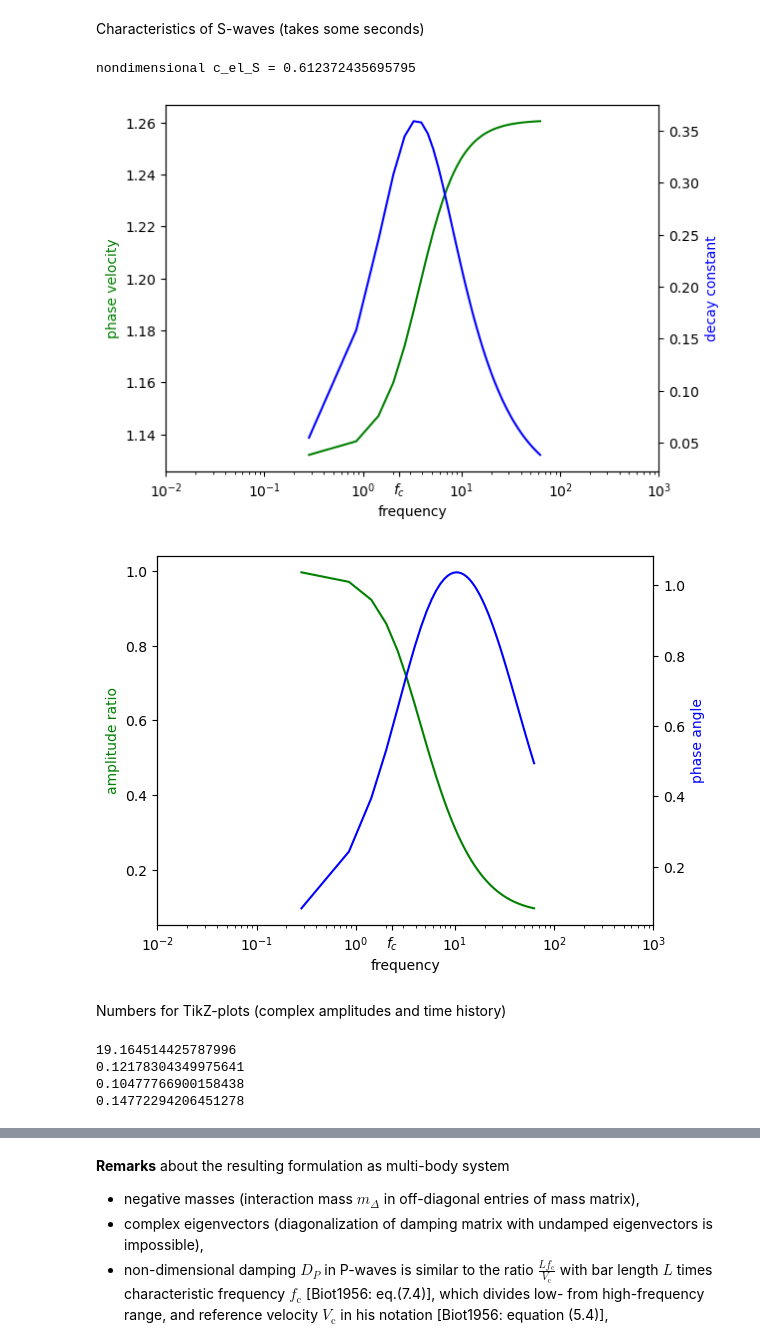
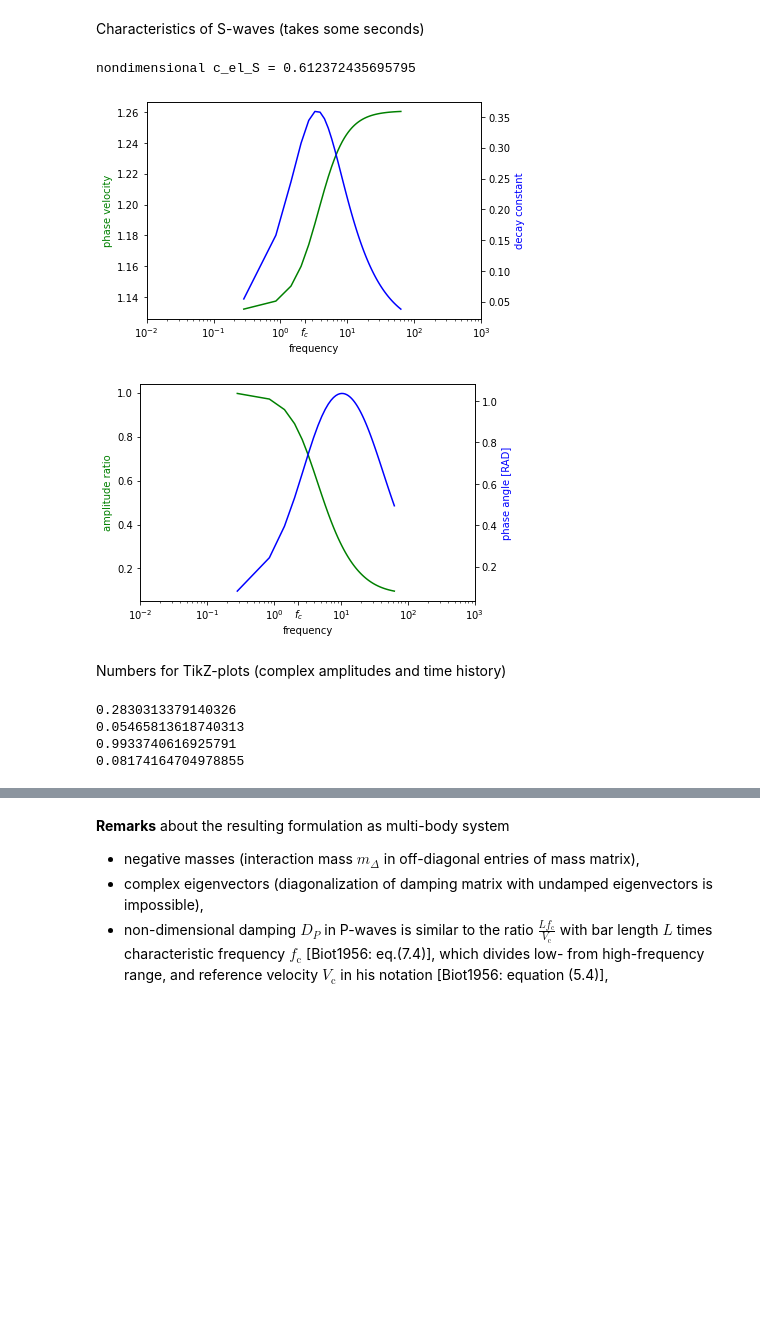
Before and after one commit to nagelt/soil_dynamics, a Jupyter notebook: extra_biot_oscillations.ipynb, the cells around one changed output, grey strips where cells are left out. Cells and saved outputs as stored; diff of their text form; code cells hidden in the pictures; blank space fills up the shorter version.

```diff
--- a/extra_biot_oscillations.ipynb
+++ b/extra_biot_oscillations.ipynb
@@ -74,6 +74,7 @@ Lists to substitute numerical values into analytic expressions
 # %%
 continuum_num = [(L, L_num),
                  (n, n_num),
+                 (alpha,   alpha_num),
                  (G, G_num),
                  (m_v, m_v_num),
                  (S, S_num),
@@ -99,7 +101,7 @@ display(continuum_num)
 RHO_num = float((rho_s/rho_f).subs(continuum_num).evalf())
 M_num = float((m_v/S).subs(continuum_num).evalf())
 D_S_num = float((L*n*mu/(kappa*(G*rho_s)**(1/2))).subs(continuum_num).evalf())
-D_P_num = float((L*sp.sqrt(m_v*rho_s)*n*mu/(kappa*rho_f)).subs(continuum_num).evalf())
+D_P_num = float((L*n*mu*sp.sqrt(m_v*rho_s)/(kappa*rho_s)).subs(continuum_num).evalf())
 
 nondim_num = [(I_11, I_11_num),
               (I_12, I_12_num),
@@ -169,7 +171,7 @@ Conversion between multi-body and non-dimensional continuum parameters
 # %%
 mbs2nondim_S = [(m_1,     I_11*(n/RHO)*(1+tau)),
                 (m_2,     I_22*((1-n)+n*tau/RHO)),
-                (m_Delta, I_12*tau*n/RHO),
+                (m_Delta, I_12*n*tau/RHO),
                 (d_Delta, I_12*n*D_S),
                 (c_2,     I_22*(sp.pi*(1/2+k))**2)]
 
@@ -350,7 +352,7 @@ phi = np.zeros(Nk)   # phase angle
 
 for k in range(Nk):
     mbs2nondim_Sk = [(m_1, I_11*(n/RHO)*(1+tau)),
-              (m_2, I_22*((1-n)+n*tau/RHO)),
+              (m_2, I_22*(1-n+n*tau/RHO)),
               (m_Delta, I_12*tau*n/RHO),
               (d_Delta, I_12*n*D_S),
               (c_2, I_22*(sp.pi*(1/2+k))**2)]
@@ -387,42 +389,42 @@ for k in range(Nk):
 # %%
 fig1, ax1 = plt.subplots()
 ax2 = ax1.twinx()
 ax1.semilogx(f, c, 'g')
 ax2.semilogx(f, np.abs(d)/f, 'b')
 ax1.set_xlabel('frequency');
 ax1.set_xticks(list(ax1.get_xticks()) + [f_critical_num], list(ax1.get_xticklabels()) + ['$f_c$'])   # with extra tick
 ax1.set_ylabel('phase velocity', color='g');
 ax2.set_ylabel('decay constant', color='b');
 #tikzplotlib.save("s_wave_eigenvalue.tex", axis_height = '\\figH', axis_width = '\\figW')
 
 print("nondimensional c_el_S = {}".format(c_el_S_num/c_el_P_num))
 
 fig2, ax3 = plt.subplots()
 ax4 = ax3.twinx()
 ax3.semilogx(f, AR, 'g')
 ax4.semilogx(f, phi, 'b')
 ax3.set_xlabel('frequency');
 ax3.set_xticks(list(ax3.get_xticks()) + [f_critical_num], list(ax3.get_xticklabels()) + ['$f_c$'])   # with extra tick
 ax3.set_ylabel('amplitude ratio', color='g');
-ax4.set_ylabel('phase angle', color='b');
+ax4.set_ylabel('phase angle [RAD]', color='b');
 #tikzplotlib.save("s_wave_eigenvector.tex", axis_height = '\\figH', axis_width = '\\figW')
 # %% [output]
 nondimensional c_el_S = 0.612372435695795
-[figure, old version]
+[figure, new version]
-[figure, old version]
+[figure, new version]
 # %% [markdown]
 Numbers for TikZ-plots (complex amplitudes and time history)
 # %%
-k = 30   # 0, 3, 30
+k = 0   # 0, 3, 30
 print(f[k])
 print(-d[k]/f[k])   # delta, with time axis scaled to period
 print(AR[k]*np.cos(phi[k])) # u_fluid, real part, with u_solid = 1
 print(AR[k]*np.sin(phi[k])) # u_fluid, imaginary part, with u_solid = 1
 # %% [output]
-19.164514425787996
-0.12178304349975641
-0.10477766900158438
-0.14772294206451278
+0.2830313379140326
+0.05465813618740313
+0.9933740616925791
+0.08174164704978855
 # %% [markdown]
 ## P-waves
 Non-dimensional equations of motion for fluid phase (displacement $u_f$) and solid phase (displacement $u_s$)
```
Also changed, not shown: parts of 25 cells of this notebook.
